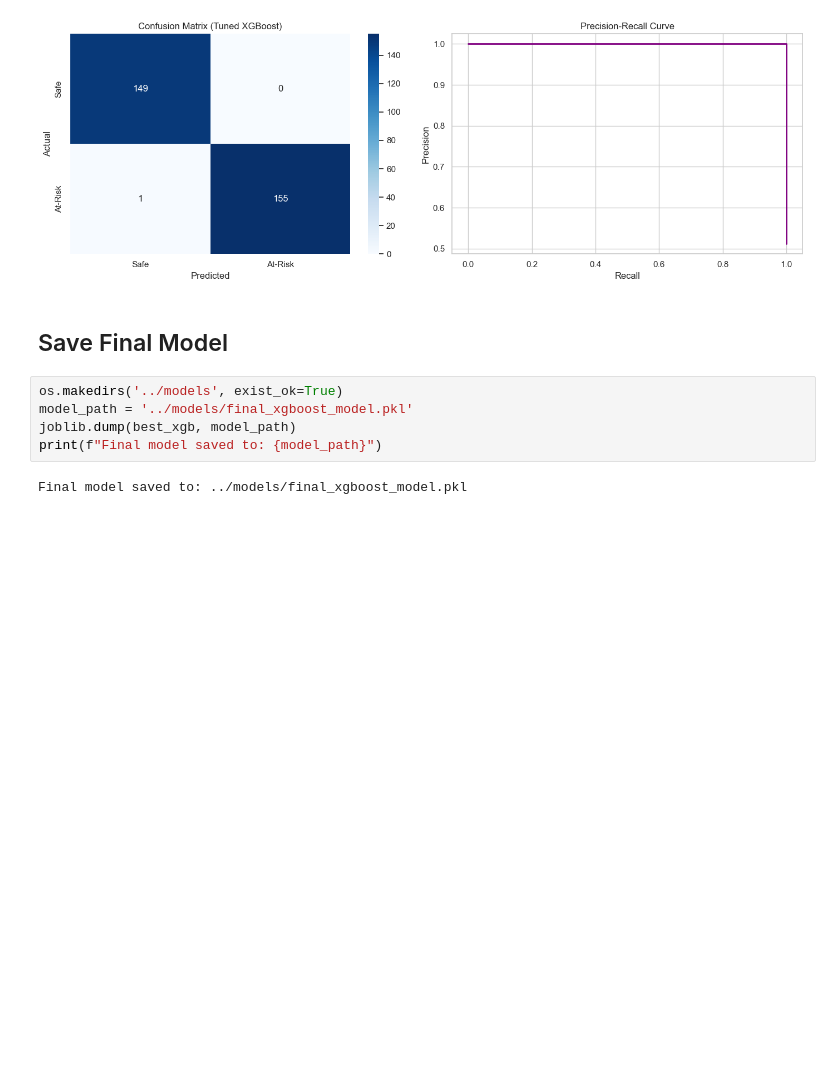
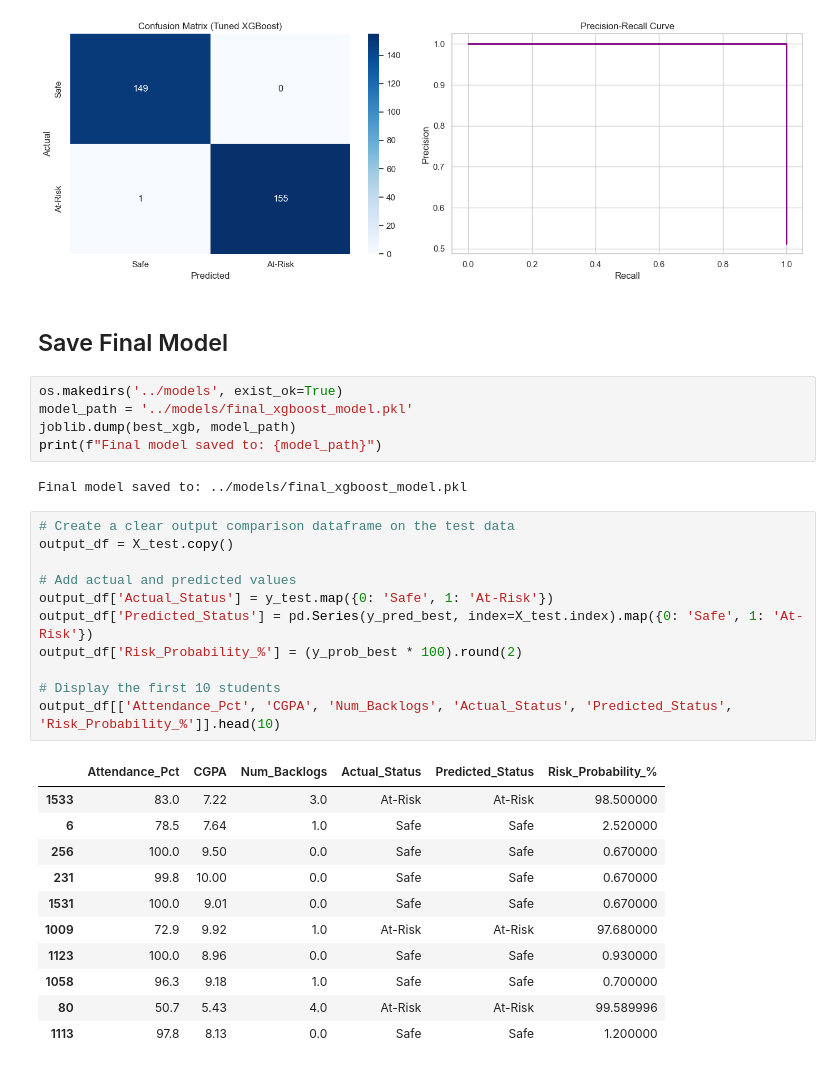
Before and after one commit to shivanshh-oo/Student_Performance_Analytics, a Jupyter notebook: notebooks/student_performance_attendance_analytics.ipynb, the cells around one changed output. Cells and saved outputs as stored; diff of their text form; blank space fills up the shorter version.

Commit message:
Update notebook with latest cell executions and outputs

```diff
--- a/notebooks/student_performance_attendance_analytics.ipynb
+++ b/notebooks/student_performance_attendance_analytics.ipynb
@@ -381,3 +375,26 @@ joblib.dump(best_xgb, model_path)
 print(f"Final model saved to: {model_path}")
 # %% [output]
 Final model saved to: ../models/final_xgboost_model.pkl
+# %%
+# Create a clear output comparison dataframe on the test data
+output_df = X_test.copy()
+
+# Add actual and predicted values
+output_df['Actual_Status'] = y_test.map({0: 'Safe', 1: 'At-Risk'})
+output_df['Predicted_Status'] = pd.Series(y_pred_best, index=X_test.index).map({0: 'Safe', 1: 'At-Risk'})
+output_df['Risk_Probability_%'] = (y_prob_best * 100).round(2)
+
+# Display the first 10 students
+output_df[['Attendance_Pct', 'CGPA', 'Num_Backlogs', 'Actual_Status', 'Predicted_Status', 'Risk_Probability_%']].head(10)
+# %% [output]
+|  | Attendance_Pct | CGPA | Num_Backlogs | Actual_Status | Predicted_Status | Risk_Probability_% |
+| 1533 | 83.0 | 7.22 | 3.0 | At-Risk | At-Risk | 98.500000 |
+| 6 | 78.5 | 7.64 | 1.0 | Safe | Safe | 2.520000 |
+| 256 | 100.0 | 9.50 | 0.0 | Safe | Safe | 0.670000 |
+| 231 | 99.8 | 10.00 | 0.0 | Safe | Safe | 0.670000 |
+| 1531 | 100.0 | 9.01 | 0.0 | Safe | Safe | 0.670000 |
+| 1009 | 72.9 | 9.92 | 1.0 | At-Risk | At-Risk | 97.680000 |
+| 1123 | 100.0 | 8.96 | 0.0 | Safe | Safe | 0.930000 |
+| 1058 | 96.3 | 9.18 | 1.0 | Safe | Safe | 0.700000 |
+| 80 | 50.7 | 5.43 | 4.0 | At-Risk | At-Risk | 99.589996 |
+| 1113 | 97.8 | 8.13 | 0.0 | Safe | Safe | 1.200000 |
```
Also changed, not shown: parts of 2 cells of this notebook.
